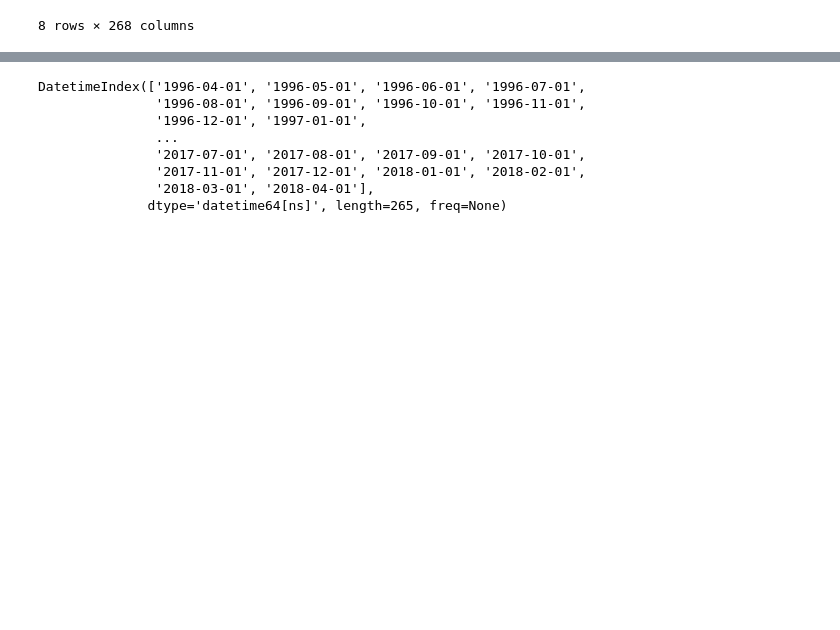
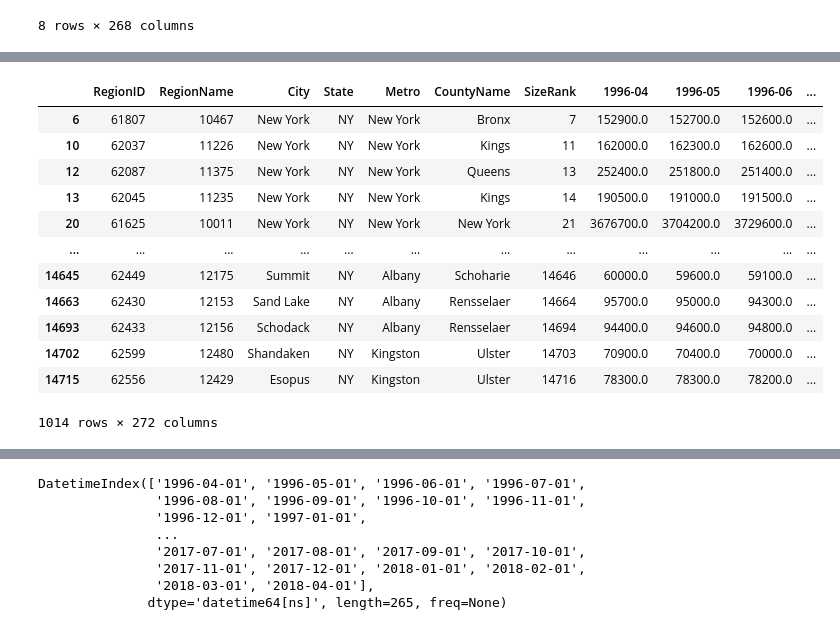
Before and after one commit to hannahdallas/zillow_time_series_model, a Jupyter notebook: notebook.ipynb, the cells around one changed output, grey strips where cells are left out. Drawn from its saved outputs; the diff is of its cells as text; code cells hidden in the pictures; blank space fills up the shorter version.

```diff
--- a/notebook.ipynb
+++ b/notebook.ipynb
@@ -91,0 +167,16 @@ df.describe()
+# %%
+ny_df.dropna()
+# %% [output]
+|  | RegionID | RegionName | City | State | Metro | CountyName | SizeRank | 1996-04 | 1996-05 | 1996-06 | ... |
+| 6 | 61807 | 10467 | New York | NY | New York | Bronx | 7 | 152900.0 | 152700.0 | 152600.0 | ... |
+| 10 | 62037 | 11226 | New York | NY | New York | Kings | 11 | 162000.0 | 162300.0 | 162600.0 | ... |
+| 12 | 62087 | 11375 | New York | NY | New York | Queens | 13 | 252400.0 | 251800.0 | 251400.0 | ... |
+| 13 | 62045 | 11235 | New York | NY | New York | Kings | 14 | 190500.0 | 191000.0 | 191500.0 | ... |
+| 20 | 61625 | 10011 | New York | NY | New York | New York | 21 | 3676700.0 | 3704200.0 | 3729600.0 | ... |
+| ... | ... | ... | ... | ... | ... | ... | ... | ... | ... | ... | ... |
+| 14645 | 62449 | 12175 | Summit | NY | Albany | Schoharie | 14646 | 60000.0 | 59600.0 | 59100.0 | ... |
+| 14663 | 62430 | 12153 | Sand Lake | NY | Albany | Rensselaer | 14664 | 95700.0 | 95000.0 | 94300.0 | ... |
+| 14693 | 62433 | 12156 | Schodack | NY | Albany | Rensselaer | 14694 | 94400.0 | 94600.0 | 94800.0 | ... |
+| 14702 | 62599 | 12480 | Shandaken | NY | Kingston | Ulster | 14703 | 70900.0 | 70400.0 | 70000.0 | ... |
+| 14715 | 62556 | 12429 | Esopus | NY | Kingston | Ulster | 14716 | 78300.0 | 78300.0 | 78200.0 | ... |
+1014 rows × 272 columns
```
Also changed, not shown: parts of 76 cells of this notebook.
